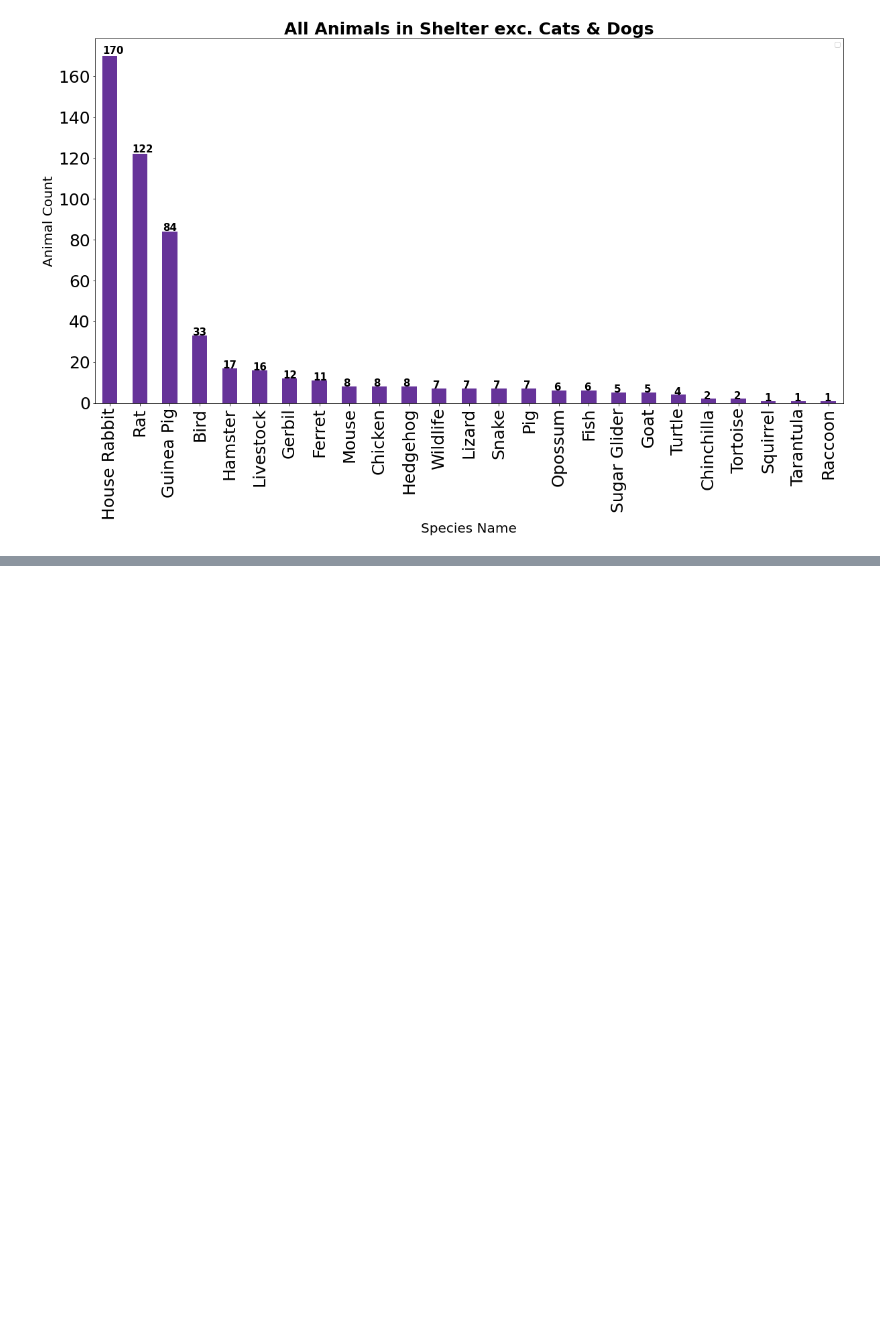
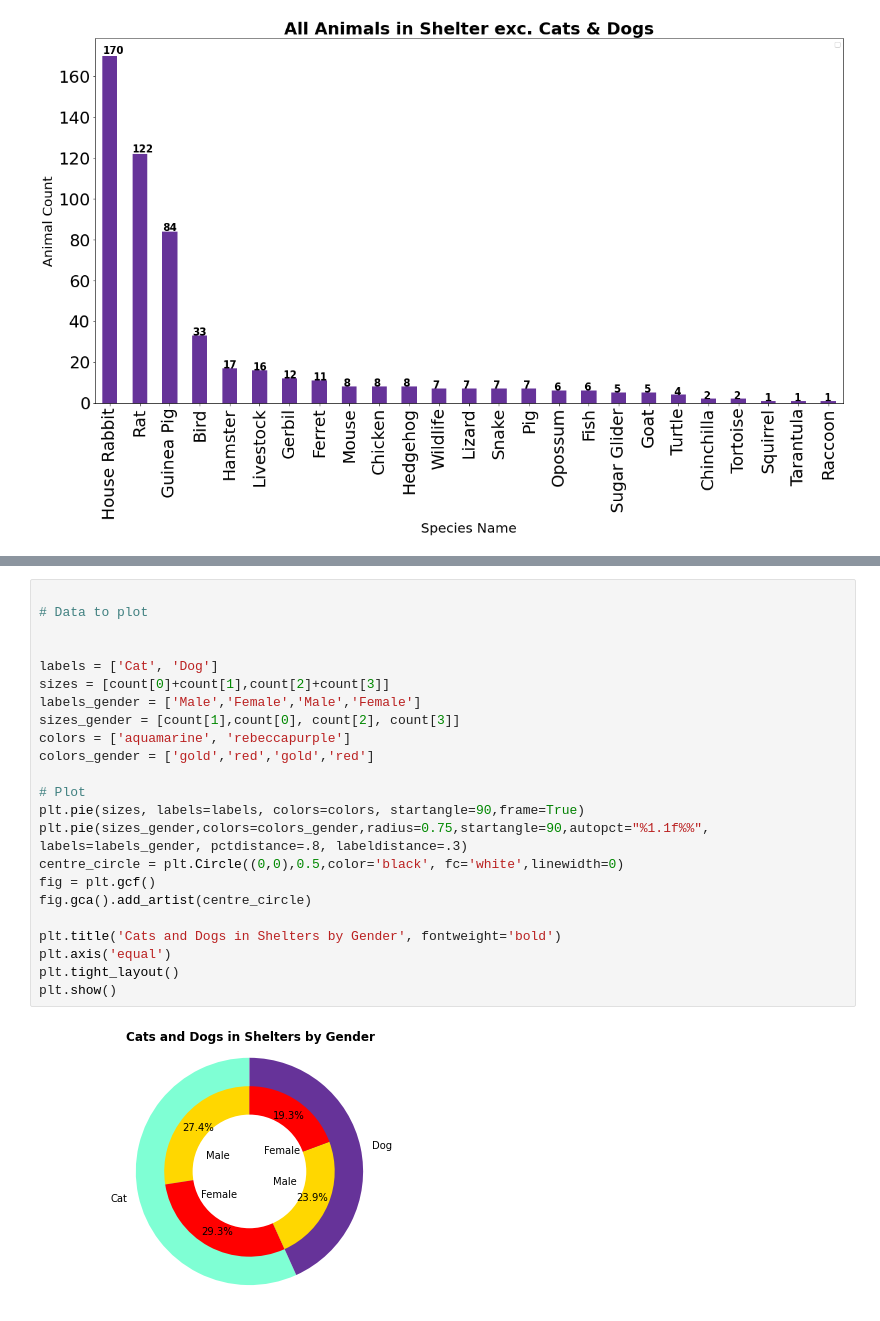
Before and after one commit to RichardMoseley/AnimalAnalysisProject, a Jupyter notebook: Pet Project .ipynb, the cells around one changed output, grey strips where cells are left out. Cells and saved outputs as stored; diff of their text form; blank space fills up the shorter version.

```diff
--- a/Pet Project .ipynb
+++ b/Pet Project .ipynb
@@ -130,0 +123,25 @@ Name: Species, dtype: int64
+# %%
+
+# Data to plot
+
+
+labels = ['Cat', 'Dog']
+sizes = [count[0]+count[1],count[2]+count[3]]
+labels_gender = ['Male','Female','Male','Female']
+sizes_gender = [count[1],count[0], count[2], count[3]]
+colors = ['aquamarine', 'rebeccapurple']
+colors_gender = ['gold','red','gold','red']
+
+# Plot
+plt.pie(sizes, labels=labels, colors=colors, startangle=90,frame=True)
+plt.pie(sizes_gender,colors=colors_gender,radius=0.75,startangle=90,autopct="%1.1f%%", labels=labels_gender, pctdistance=.8, labeldistance=.3)
+centre_circle = plt.Circle((0,0),0.5,color='black', fc='white',linewidth=0)
+fig = plt.gcf()
+fig.gca().add_artist(centre_circle)
+
+plt.title('Cats and Dogs in Shelters by Gender', fontweight='bold')
+plt.axis('equal')
+plt.tight_layout()
+plt.show()
+# %% [output]
+[figure, added]
```
Also changed, not shown: parts of 9 cells of this notebook, 1 other file.
